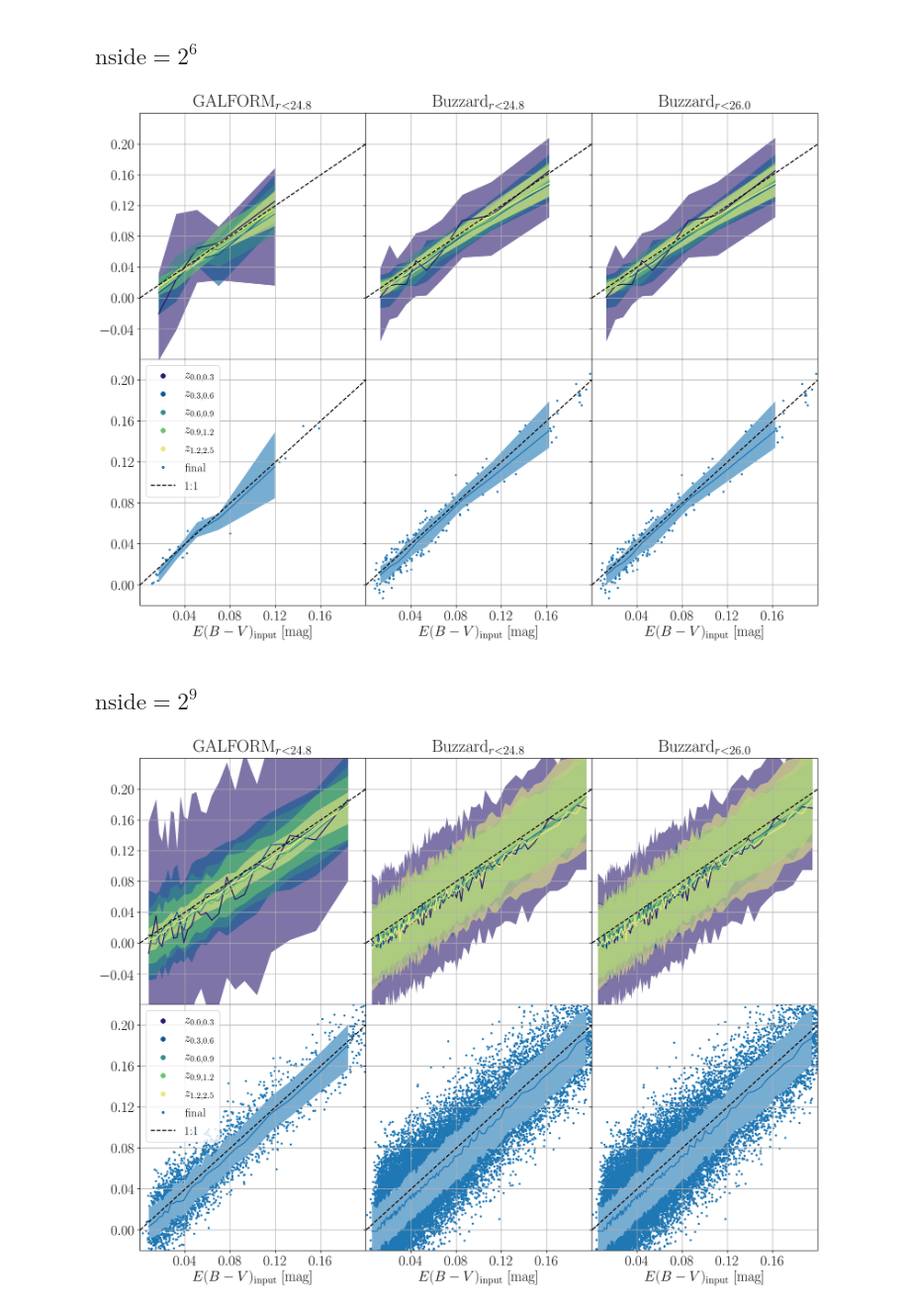
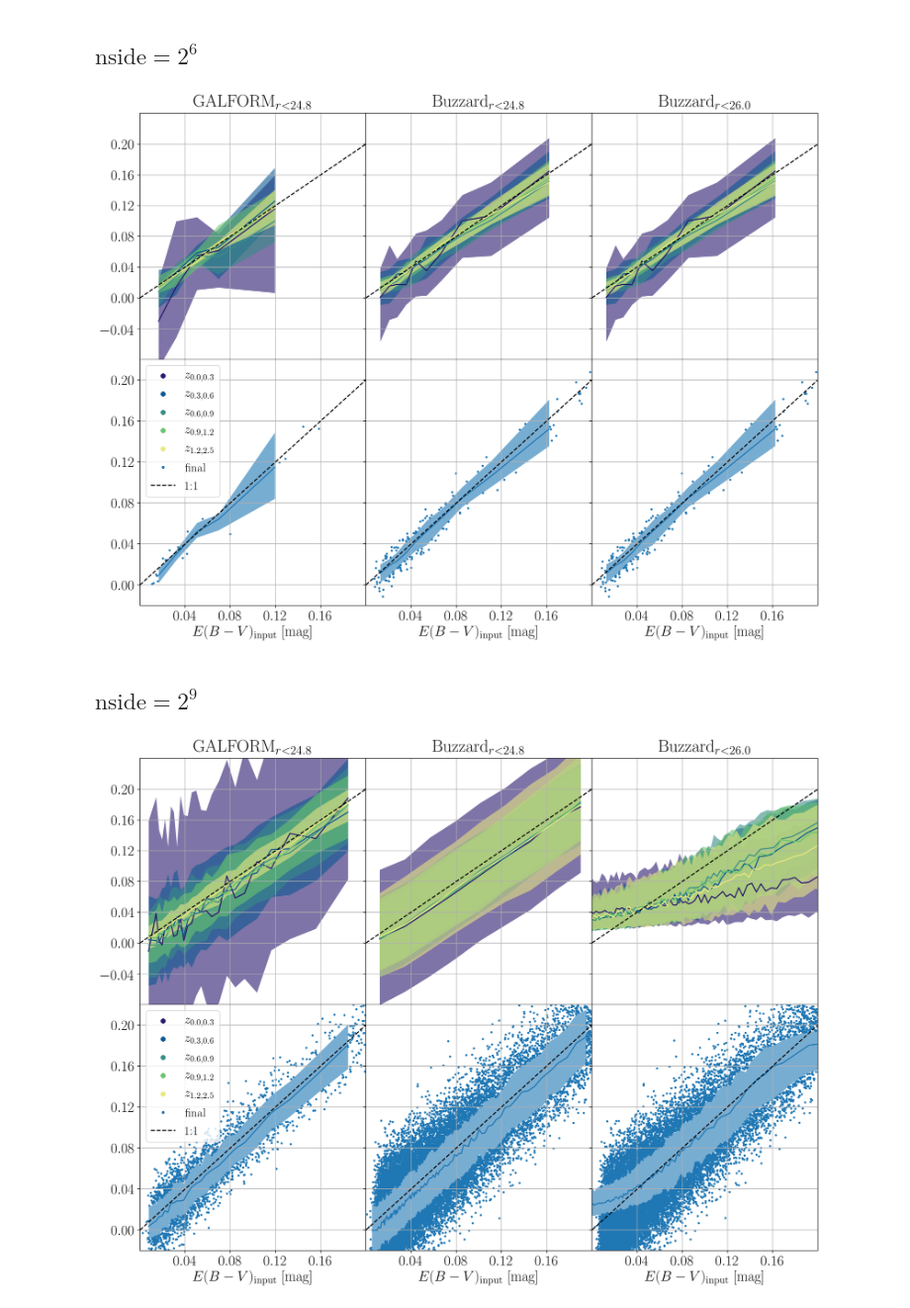
Before and after one commit to MBravoS/MW_dust_galcat, a Jupyter notebook: MW_dust_final_plots.ipynb, the cells around one changed output. Shown at 99% size. Saved outputs shown, nothing was run; the diff lists cells and outputs as text; code cells hidden in the pictures.

```diff
--- a/MW_dust_final_plots.ipynb
+++ b/MW_dust_final_plots.ipynb
@@ -90,7 +90,7 @@ def map_recovery(ns,dust_table,pixel_data,zrange=[[0.0,0.3],[0.3,0.6],[0.6,0.9],
         for k in range(len(ebv_from_delta[j])):
             ebv_recover[k]=opti.minimize(dist,x0=0.0,args=(ebv_from_delta[j][k],ebv_from_mag[j][k],ebv_from_col[j][k])).x
 
-        EBV_recovery.append(ebv_recover+np.median(EBV_input))
+        EBV_recovery.append(ebv_recover+np.median(EBV_input)-np.median(ebv_recover))
 
     EBV_final=np.array(EBV_recovery)
     EBV_final=np.average(EBV_final,axis=0,weights=1/np.var(EBV_final,axis=1))
@@ -215,7 +215,7 @@ fax[1][0].legend([lines.Line2D([0.5],[0.5],linestyle='',marker='o',color=col_map
 plot.savefig('../MW_results/map_recovery_n6.pdf')
 plot.show()
 # %% [output]
-[figure, old version]
+[figure, new version]
 # %% [markdown]
 ## $\mathrm{nside} = 2^9$
 # %%
@@ -269,8 +269,8 @@ sp.axline(a=1,c='k',linestyle='dashed',ax=fax[1][0])
 #Buzzard
 fax[0][1].set_title('Buzzard$_{r<24.8}$')
 for i in range(L):
-    sp.errorband(map_Buz_r248_n9['input_map'],map_Buz_r248_n9['output_map_combined'][i],line_stat='median',bin_type='equal',
-                 band_stat_low=16,band_stat_high=84,line=True,ax=fax[0][1],xlim=[0,0.2],ylim=[-0.08,0.24],bins=100,
+    sp.errorband(map_Buz_r248_n9['input_map'],map_Buz_r248_n9['output_map_combined'][i],line_stat='median',#bin_type='equal',
+                 band_stat_low=16,band_stat_high=84,line=True,ax=fax[0][1],xlim=[0,0.2],ylim=[-0.08,0.24],bins=0.02,
                  band_kw={'color':col_map(1.0*i/(L-0.8)),'alpha':0.6},line_kw={'c':col_map(1.0*i/(L-0.8))})
 sp.axline(a=1,c='k',linestyle='dashed',ax=fax[0][1])
 sp.errorband(map_Buz_r248_n9['input_map'],map_Buz_r248_n9['output_map'],line_stat='median',bin_type='equal',bins=100,
@@ -288,36 +288,36 @@ sp.axline(a=1,c='k',linestyle='dashed',ax=fax[1][1])
 
 #Buzzard deep
 fax[0][2].set_title('Buzzard$_{r<26.0}$')
 for i in range(L):
-    sp.errorband(map_Buz_r260_n9['input_map'],map_Buz_r260_n9['output_map_combined'][i],line_stat='median',bin_type='equal',
+    sp.errorband(map_Buz_r260_n9['output_map_combined'][i],map_Buz_r260_n9['input_map'],line_stat='median',bin_type='equal',
                  band_stat_low=16,band_stat_high=84,line=True,ax=fax[0][2],xlim=[0,0.2],ylim=[-0.08,0.24],bins=100,
                  band_kw={'color':col_map(1.0*i/(L-0.8)),'alpha':0.6},line_kw={'c':col_map(1.0*i/(L-0.8))})
 sp.axline(a=1,c='k',linestyle='dashed',ax=fax[0][2])
-sp.errorband(map_Buz_r260_n9['input_map'],map_Buz_r260_n9['output_map'],line_stat='median',bin_type='equal',bins=100,
+sp.errorband(map_Buz_r260_n9['output_map'],map_Buz_r260_n9['input_map'],line_stat='median',bin_type='equal',bins=100,
                  band_stat_low=16,band_stat_high=84,line=True,ax=fax[1][2],xlim=[0,0.2],ylim=[-0.02,0.22],
                  band_kw={'color':'C0','alpha':0.6},line_kw={'c':'C0'})
 outpoint_x,outpoint_y=[],[]
 path=fax[1][2].get_children()[0].get_paths()[0]
 for i in range(len(map_Buz_r260_n9['input_map'])):
     if not path.contains_point([map_Buz_r260_n9['input_map'][i],map_Buz_r260_n9['output_map'][i]]):
-        outpoint_x.append(map_Buz_r260_n9['input_map'][i])
-        outpoint_y.append(map_Buz_r260_n9['output_map'][i])
+        outpoint_y.append(map_Buz_r260_n9['input_map'][i])
+        outpoint_x.append(map_Buz_r260_n9['output_map'][i])
 outpoint_x,outpoint_y=[np.array(outpoint_x),np.array(outpoint_y)]
-sp.scatter(outpoint_x,outpoint_y,ax=fax[1][2],xlim=[0,0.2],ylim=[-0.02,0.22],xlabel='$E(B-V)_\mathrm{input}$ [mag]',marker='.')
+sp.scatter(outpoint_y,outpoint_x,ax=fax[1][2],xlim=[0,0.2],ylim=[-0.02,0.22],xlabel='$E(B-V)_\mathrm{input}$ [mag]',marker='.')
 sp.axline(a=1,c='k',linestyle='dashed',ax=fax[1][2])
 
 #Legend
 fax[1][0].legend([lines.Line2D([0.5],[0.5],linestyle='',marker='o',color=col_map(0.0/(L-0.8))),
                   lines.Line2D([0.5],[0.5],linestyle='',marker='o',color=col_map(1.0/(L-0.8))),
                   lines.Line2D([0.5],[0.5],linestyle='',marker='o',color=col_map(2.0/(L-0.8))),
                   lines.Line2D([0.5],[0.5],linestyle='',marker='o',color=col_map(3.0/(L-0.8))),
                   lines.Line2D([0.5],[0.5],linestyle='',marker='o',color=col_map(4.0/(L-0.8))),
                   lines.Line2D([0.5],[0.5],linestyle='',marker='.',color='C0'),
                   lines.Line2D([0,1],[0,1],color='k',linestyle='dashed')],
                  ['$z_{0.0,0.3}$','$z_{0.3,0.6}$','$z_{0.6,0.9}$','$z_{0.9,1.2}$','$z_{1.2,2.5}$','final','1:1'],
                  fontsize=17,loc=2)
 
 plot.savefig('../MW_results/map_recovery_n9.pdf')
 plot.show()
 # %% [output]
-[figure, old version]
+[figure, new version]
```
Also changed, not shown: parts of 4 cells of this notebook, 3 other files.
